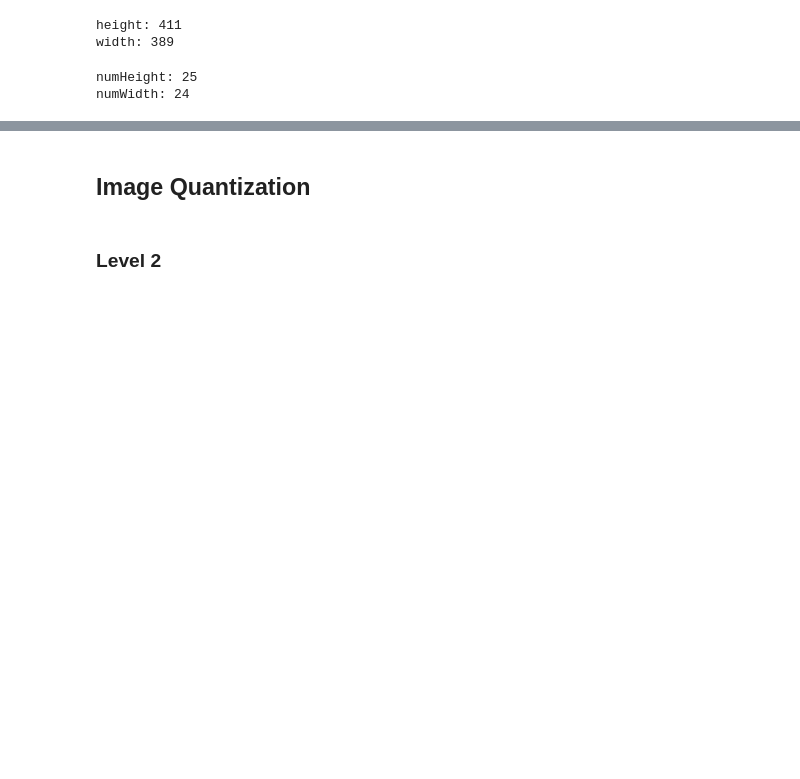
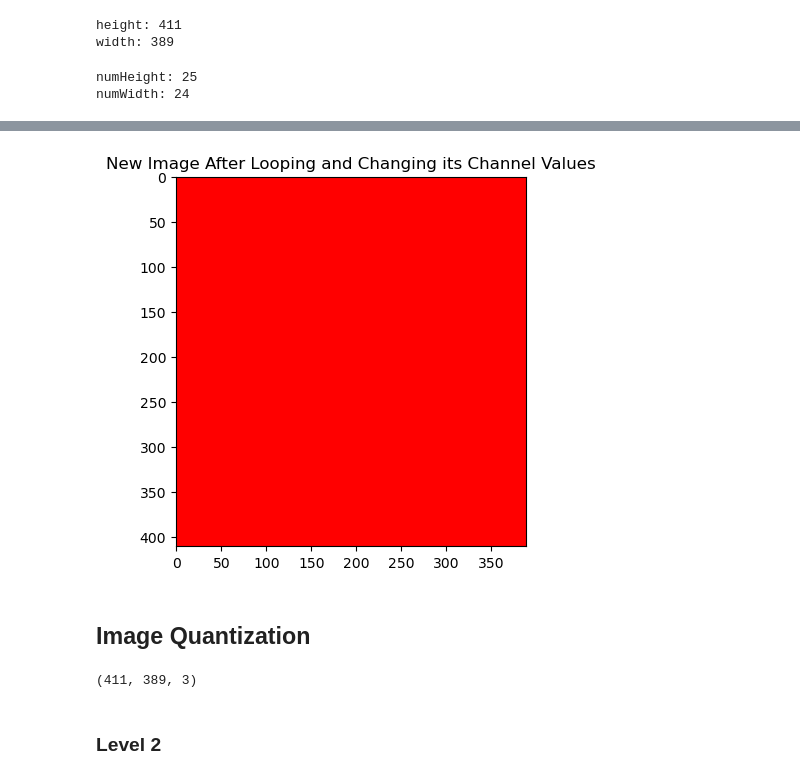
Before and after one commit to Kahvi1/image-processing, a Jupyter notebook: histogram.ipynb, the cells around one changed output, grey strips where cells are left out. Cells and saved outputs as stored; diff of their text form; code cells hidden in the pictures; blank space fills up the shorter version.

```diff
--- a/histogram.ipynb
+++ b/histogram.ipynb
@@ -119,6 +85,27 @@ plt.show()
+# %%
+# Melakukan iterasi melalui setiap baris gambar sebanyak numHeight.
+for i in range(height):
+
+# Melakukan iterasi melalui setiap kolom gambar sebanyak numWidth.
+    for j in range(width):
+
+# Mengisi nilai channel biru (B) piksel pada gambar baru dengan nilai b.
+        newImg[i, j][0] = np.uint8(0)
+
+# Mengisi nilai channel hijau (G) piksel pada gambar baru dengan nilai g.
+        newImg[i, j][1] = np.uint8(0)
+
+# Mengisi nilai channel merah (R) piksel pada gambar baru dengan nilai r.
+        newImg[i, j][2] = np.uint8(255)
 # %%
 # Memberi nama jendela tampilan dengan nama 'New Image'.
+plt.title("New Image After Looping and Changing its Channel Values")
 
 # Mengonversi gambar baru dari format BGR ke RGB agar sesuai dengan format warna Matplotlib.
+newImg = cv2.cvtColor(newImg, cv2.COLOR_BGR2RGB)
 
 # Menampilkan gambar menggunakan Matplotlib.
+plt.imshow(newImg)
+plt.show()
+# %% [output]
+[figure, added]
@@ -150,11 +117,14 @@ plt.show()
 # %%
 # mengambil shape dari height gambar
-# height =
+height2 = image2.shape[0]
 
 # mengambil shape dari width gambar
-# width =
+width2 = image2.shape[1]
 
 # tampilkan shape dari height dan width yang telah diambil
+print(image2.shape)
+# %% [output]
+(411, 389, 3)
 # %% [markdown]
 ### Level 2
 # %%
```
Also changed, not shown: parts of 25 cells of this notebook, 6 other files.
